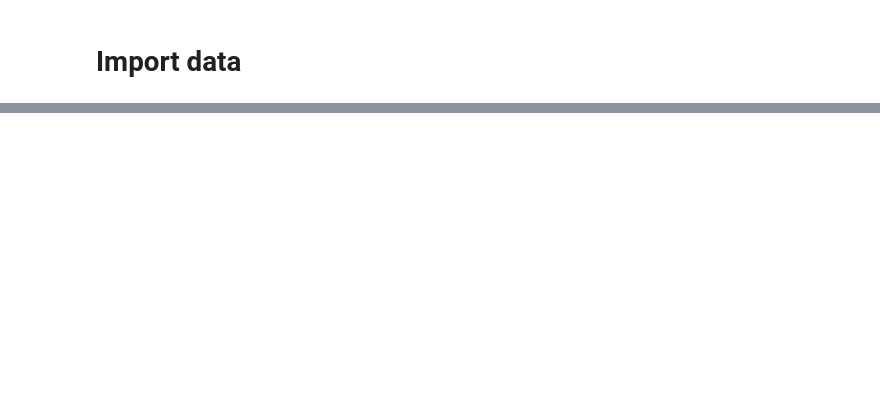
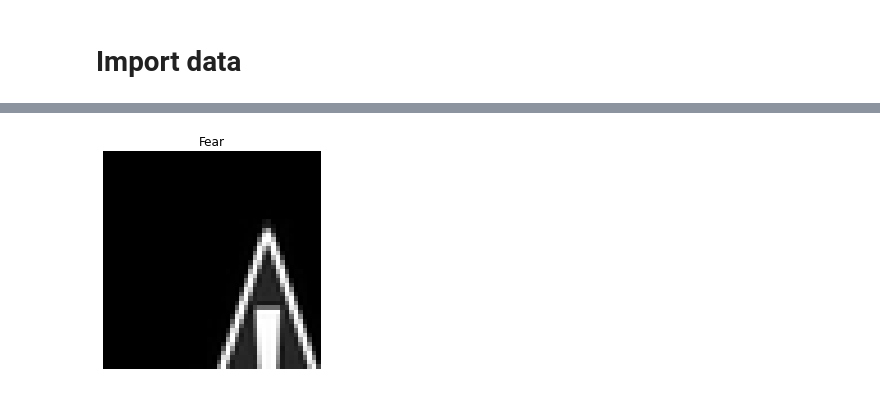
Before and after one commit to JaildoR/getthevibe_api, a Jupyter notebook: notebooks/data_exploration.ipynb, the cells around one changed output, grey strips where cells are left out. Saved outputs shown, nothing was run; the diff lists cells and outputs as text; code cells hidden in the pictures; blank space fills up the shorter version.

```diff
--- a/notebooks/data_exploration.ipynb
+++ b/notebooks/data_exploration.ipynb
@@ -32,0 +38,8 @@ for i in range(80):
+# %%
+img, emotion = row2image(data.iloc[59])
+plt.title(emotion, size=12)
+plt.imshow(img, cmap=plt.cm.gray)
+plt.axis('off');
+# remove_it?
+# %% [output]
+[figure, added]
```
Also changed, not shown: parts of 16 cells of this notebook, 1 other file.
